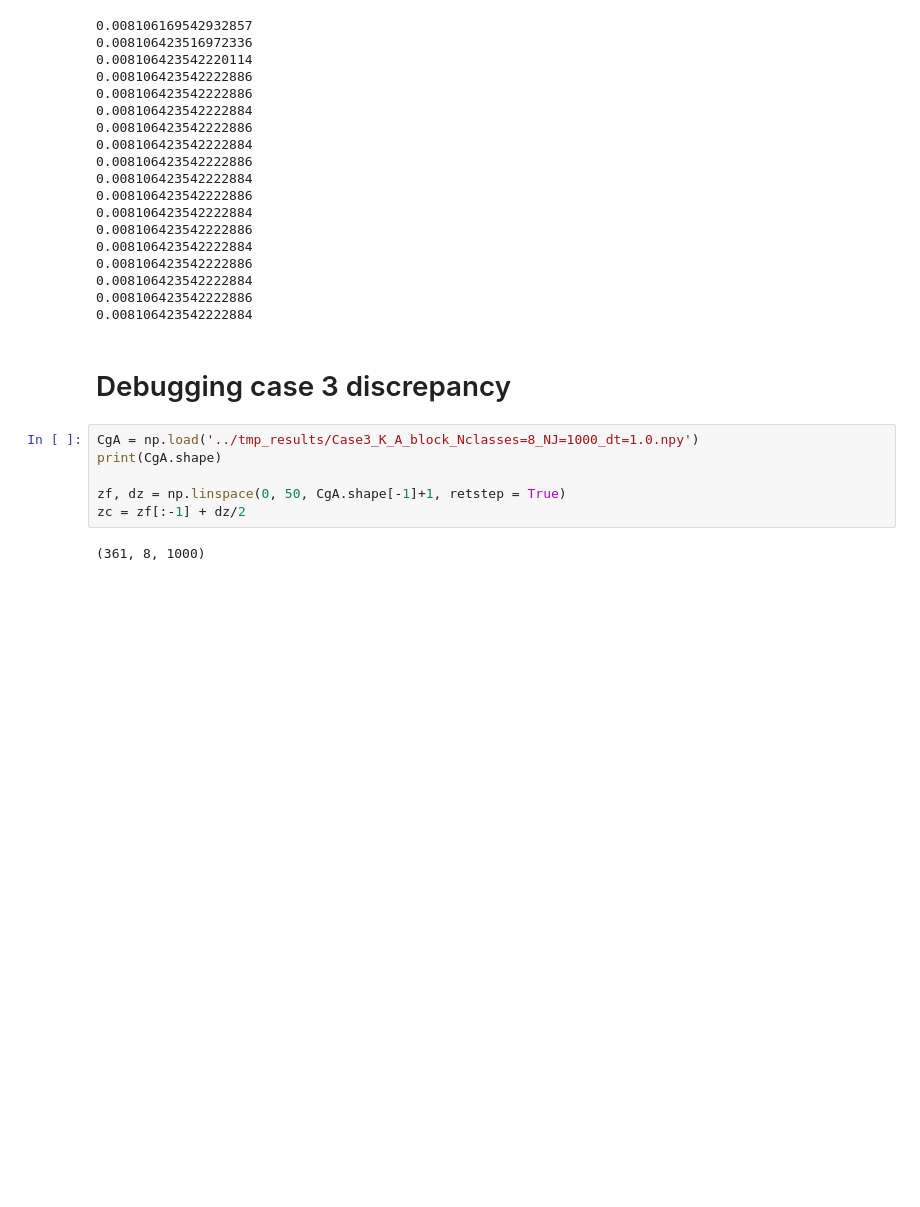
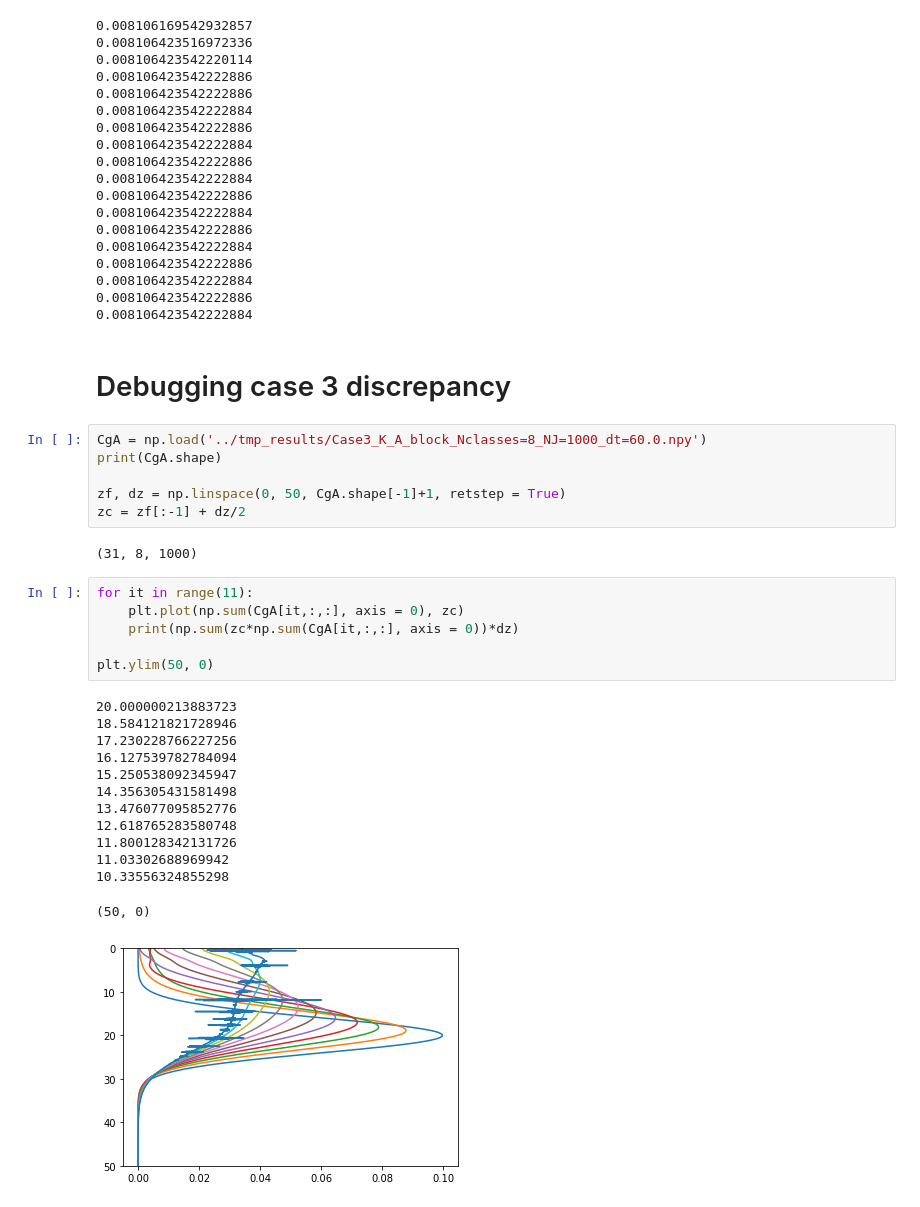
Before and after one commit to nordam/Eulerian-and-Lagrangian-methods, a Jupyter notebook: notebooks/Debugging.ipynb, the cells around one changed output. Drawn from its saved outputs; the diff is of its cells as text; blank space fills up the shorter version.

```diff
--- a/notebooks/Debugging.ipynb
+++ b/notebooks/Debugging.ipynb
@@ -390,10 +390,30 @@ for i in range(len(C)):
 # %% [markdown]
 # Debugging case 3 discrepancy
 # %%
-CgA = np.load('../tmp_results/Case3_K_A_block_Nclasses=8_NJ=1000_dt=1.0.npy')
+CgA = np.load('../tmp_results/Case3_K_A_block_Nclasses=8_NJ=1000_dt=60.0.npy')
 print(CgA.shape)
 
 zf, dz = np.linspace(0, 50, CgA.shape[-1]+1, retstep = True)
 zc = zf[:-1] + dz/2
 # %% [output]
-(361, 8, 1000)
+(31, 8, 1000)
+# %%
+for it in range(11):
+    plt.plot(np.sum(CgA[it,:,:], axis = 0), zc)
+    print(np.sum(zc*np.sum(CgA[it,:,:], axis = 0))*dz)
+
+plt.ylim(50, 0)
+# %% [output]
+20.000000213883723
+18.584121821728946
+17.230228766227256
+16.127539782784094
+15.250538092345947
+14.356305431581498
+13.476077095852776
+12.618765283580748
+11.800128342131726
+11.03302688969942
+10.33556324855298
+(50, 0)
+[figure, added]
```
Also changed, not shown: parts of 17 cells of this notebook.
